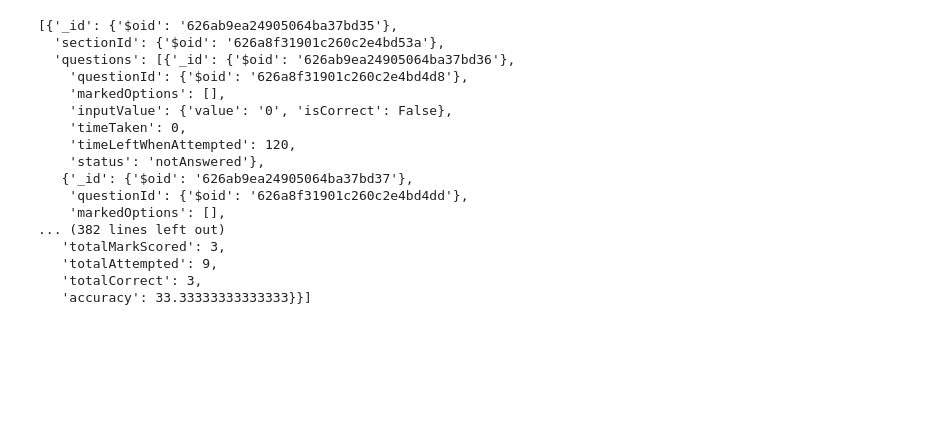
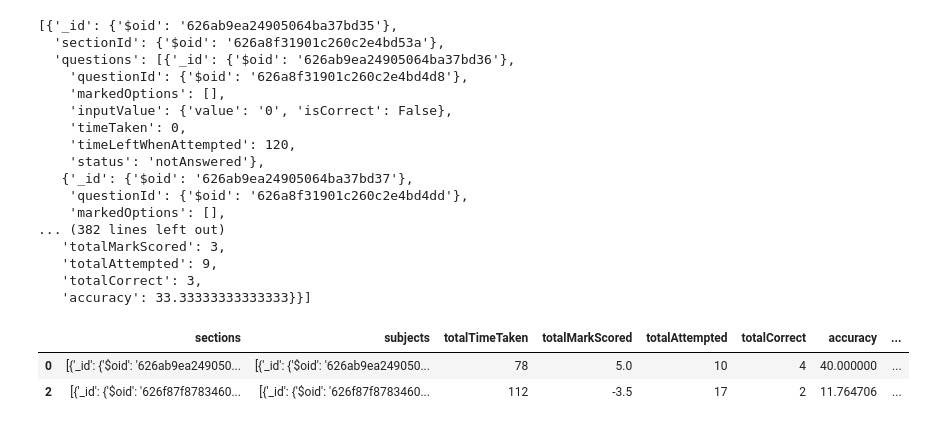
Before and after one commit to GV-mathongo-intern/testproj1, a Jupyter notebook: Untitled-1.ipynb, the cells around one changed output. Cells and saved outputs as stored; diff of their text form; code cells hidden in the pictures; blank space fills up the shorter version.

```diff
--- a/Untitled-1.ipynb
+++ b/Untitled-1.ipynb
@@ -130,3 +130,9 @@ df1['sections'][0]
    'totalAttempted': 9,
    'totalCorrect': 3,
    'accuracy': 33.33333333333333}}]
+# %%
+df1[df1['testid1']=='6242de22af9dd6d0f5e0aee7']
+# %% [output]
+|  | sections | subjects | totalTimeTaken | totalMarkScored | totalAttempted | totalCorrect | accuracy | ... |
+| 0 | [{'_id': {'$oid': '626ab9ea249050... | [{'_id': {'$oid': '626ab9ea249050... | 78 | 5.0 | 10 | 4 | 40.000000 | ... |
+| 2 | [{'_id': {'$oid': '626f87f8783460... | [{'_id': {'$oid': '626f87f8783460... | 112 | -3.5 | 17 | 2 | 11.764706 | ... |
```
Also changed, not shown: parts of 1 cell of this notebook, 1 other file.
